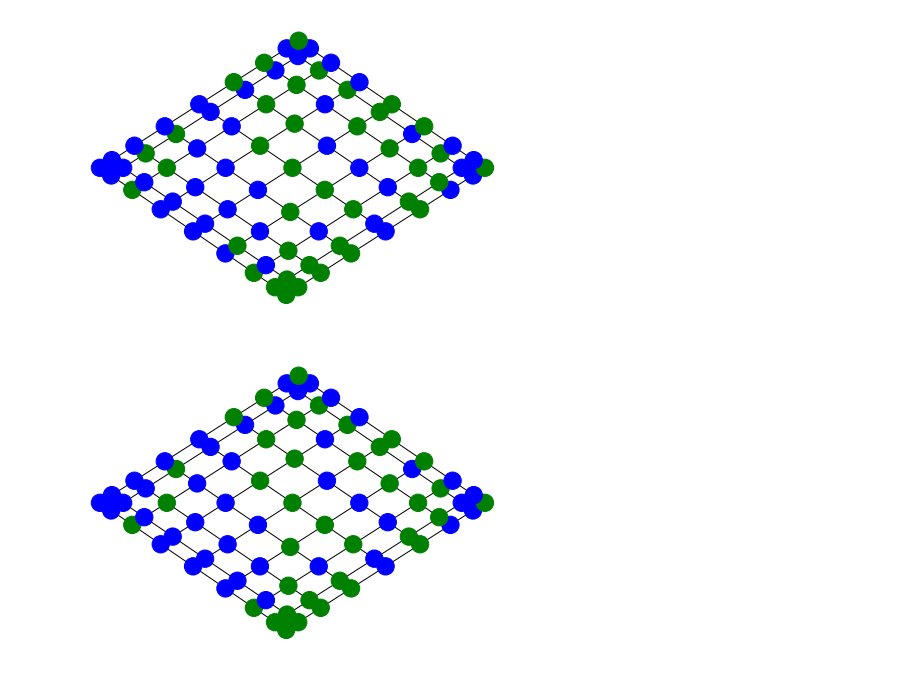
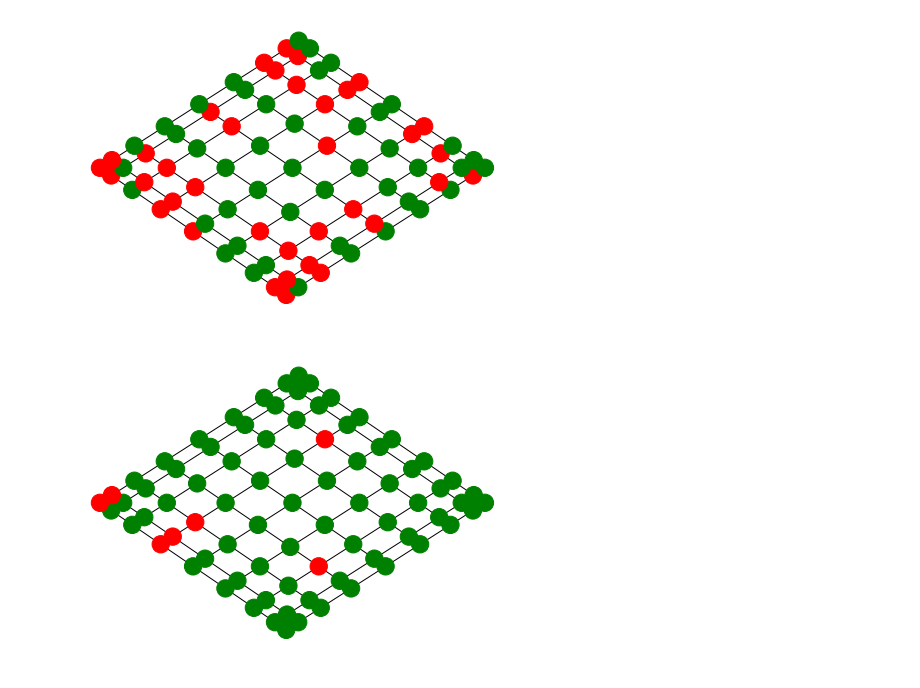
Before and after one commit to sigridbra/project-collective-altruism, a Jupyter notebook: iter1.ipynb, the cells around one changed output. Saved outputs shown, nothing was run; the diff lists cells and outputs as text; code cells hidden in the pictures.

```diff
--- a/iter1.ipynb
+++ b/iter1.ipynb
@@ -86,8 +86,8 @@ def draw_model(model):
     color_map = []
     for node in model.graph:
         if model.graph.nodes[node]['agent'].state== 1:
-            color_map.append('blue')
-        else: color_map.append('green')
+            color_map.append('green')
+        else: color_map.append('red')
 
     nx.draw_spectral(model.graph, node_color = color_map,)
 # %%
@@ -100,10 +100,10 @@ def simulate(n, k):
 
     return model
 # %%
-model= simulate(9, 100)
+model= simulate(9, 200)
 # %% [output]
-[figure, old version]
+[figure, new version]
 # %%
 draw_model(model)
 # %% [output]
-[figure, old version]
+[figure, new version]
```
